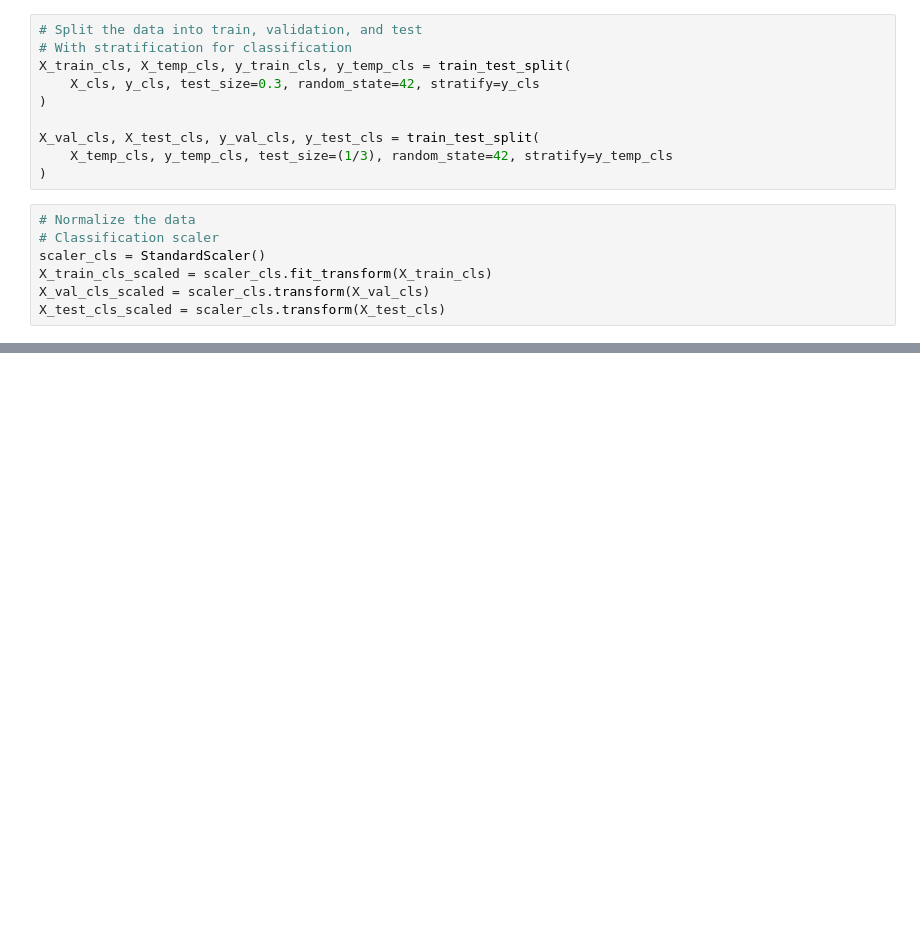
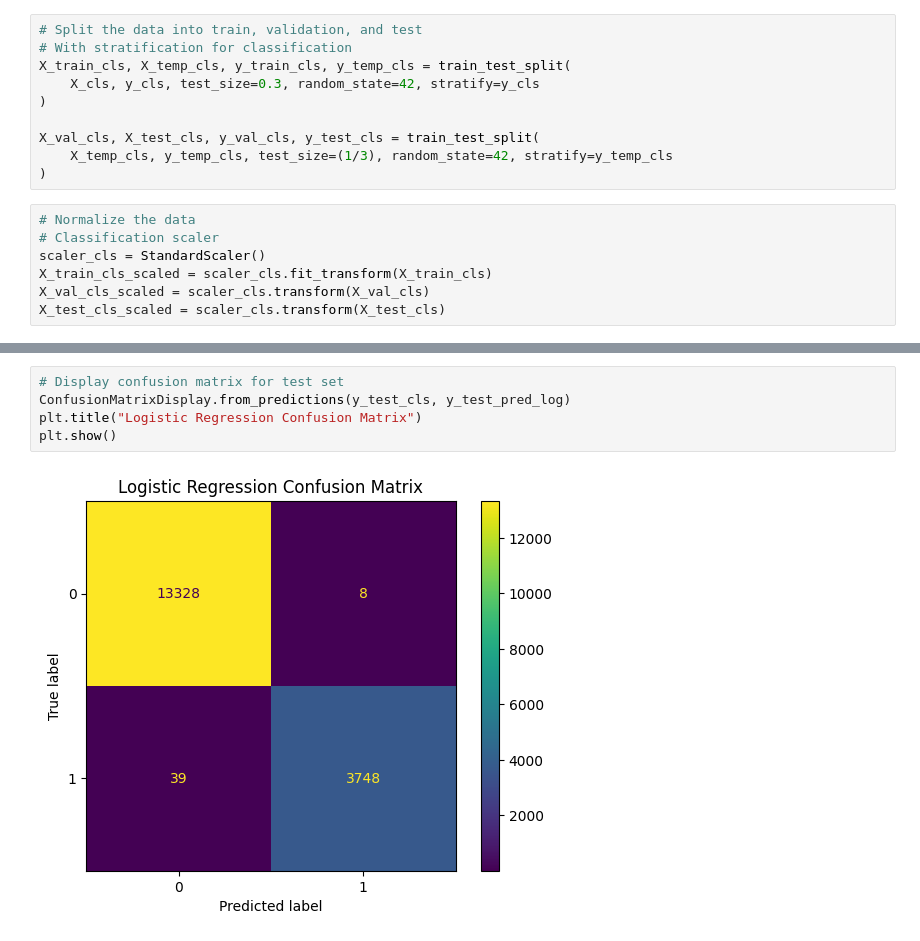
Before and after one commit to aausti25/DS3000-Group-11, a Jupyter notebook: LogisticRegression.ipynb, the cells around one changed output, grey strips where cells are left out. Saved outputs shown, nothing was run; the diff lists cells and outputs as text; blank space fills up the shorter version.

Commit message:
Update Logistic Regression

```diff
--- a/LogisticRegression.ipynb
+++ b/LogisticRegression.ipynb
@@ -130,0 +134,7 @@ Training + prediction time (s): 3.4940
+# %%
+# Display confusion matrix for test set
+ConfusionMatrixDisplay.from_predictions(y_test_cls, y_test_pred_log)
+plt.title("Logistic Regression Confusion Matrix")
+plt.show()
+# %% [output]
+[figure, added]
```
Also changed, not shown: parts of 4 cells of this notebook.
